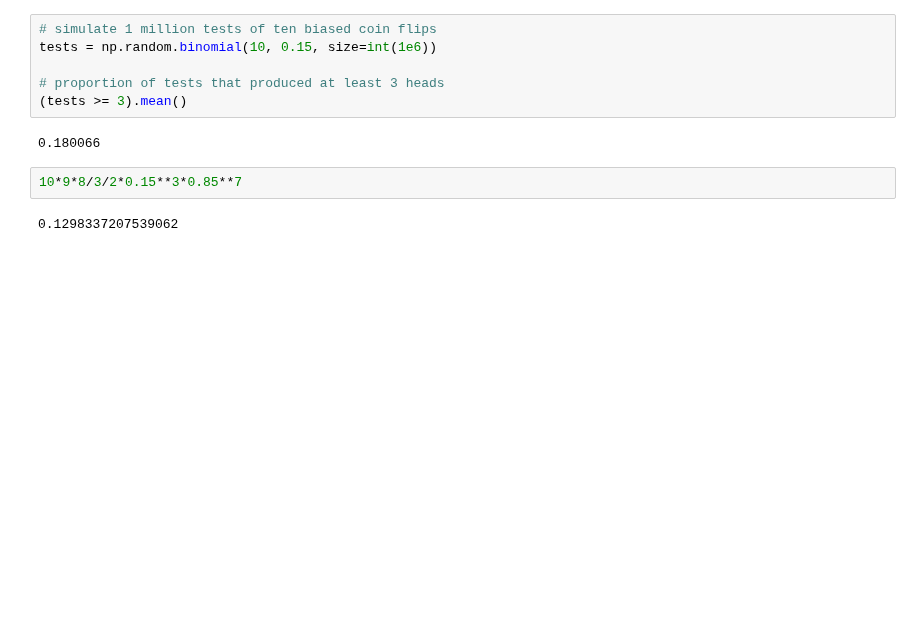
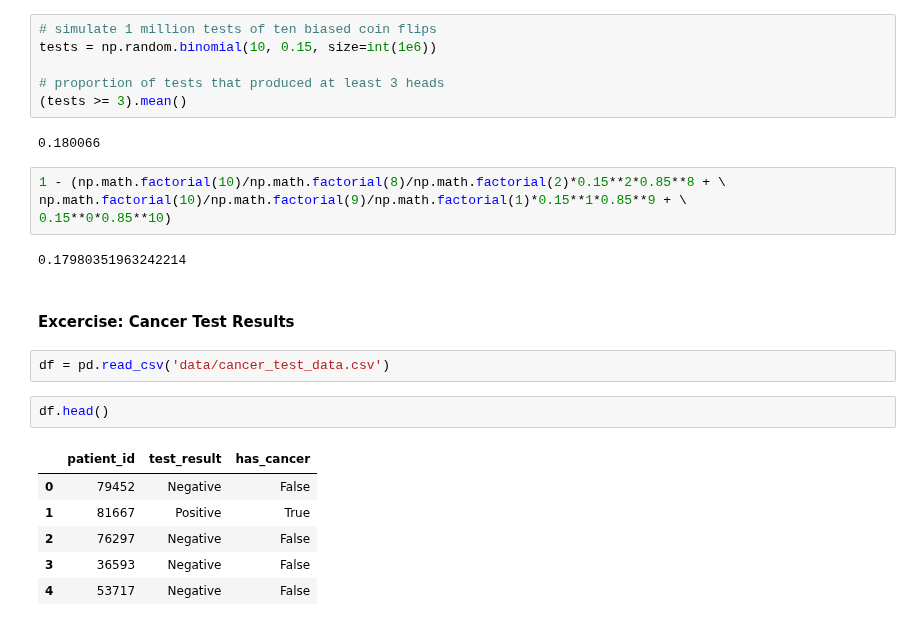
Before and after one commit to vpontello/DataScience_Nanodegree, a Jupyter notebook: 00_Extracurricular/02_Practical_Statistics/practical_statistics.ipynb, the cells around one changed output. Saved outputs shown, nothing was run; the diff lists cells and outputs as text; blank space fills up the shorter version.

Commit message:
cancer test results exercise

```diff
--- a/00_Extracurricular/02_Practical_Statistics/practical_statistics.ipynb
+++ b/00_Extracurricular/02_Practical_Statistics/practical_statistics.ipynb
@@ -476,7 +476,22 @@ tests = np.random.binomial(10, 0.15, size=int(1e6))
 (tests >= 3).mean()
 # %% [output]
 0.180066
-# %%
-10*9*8/3/2*0.15**3*0.85**7
-# %% [output]
-0.1298337207539062
+# %%
+1 - (np.math.factorial(10)/np.math.factorial(8)/np.math.factorial(2)*0.15**2*0.85**8 + \
+np.math.factorial(10)/np.math.factorial(9)/np.math.factorial(1)*0.15**1*0.85**9 + \
+0.15**0*0.85**10)
+# %% [output]
+0.17980351963242214
+# %% [markdown]
+#### Excercise: Cancer Test Results
+# %%
+df = pd.read_csv('data/cancer_test_data.csv')
+# %%
+df.head()
+# %% [output]
+|  | patient_id | test_result | has_cancer |
+| 0 | 79452 | Negative | False |
+| 1 | 81667 | Positive | True |
+| 2 | 76297 | Negative | False |
+| 3 | 36593 | Negative | False |
+| 4 | 53717 | Negative | False |
```
Also changed, not shown: parts of 5 cells of this notebook, 1 other file.
